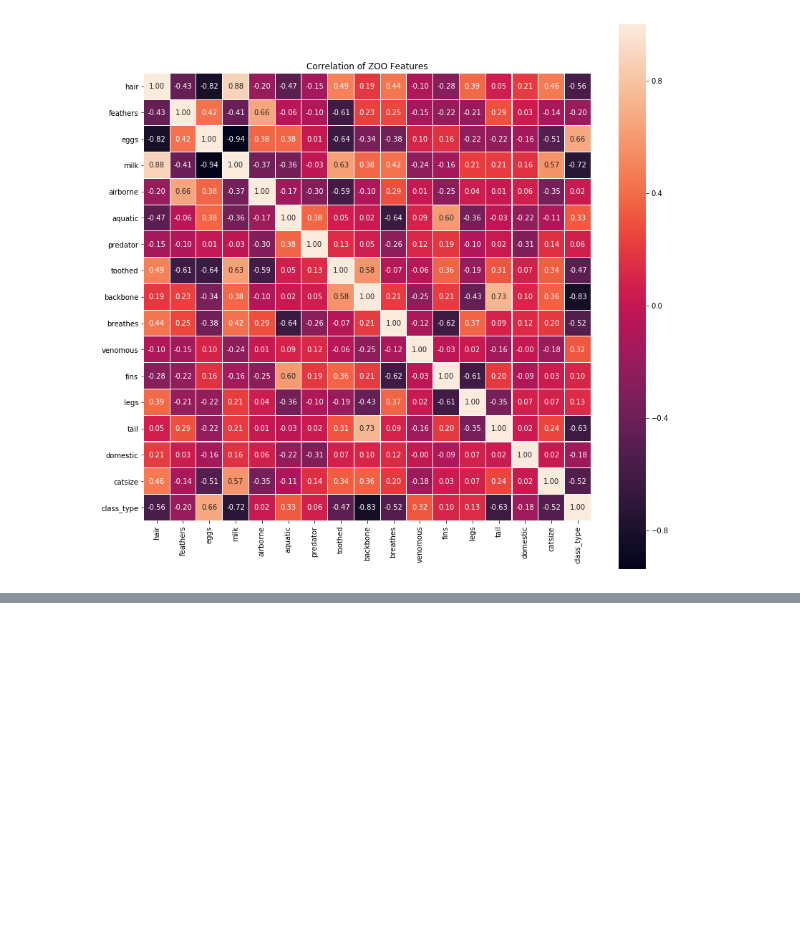
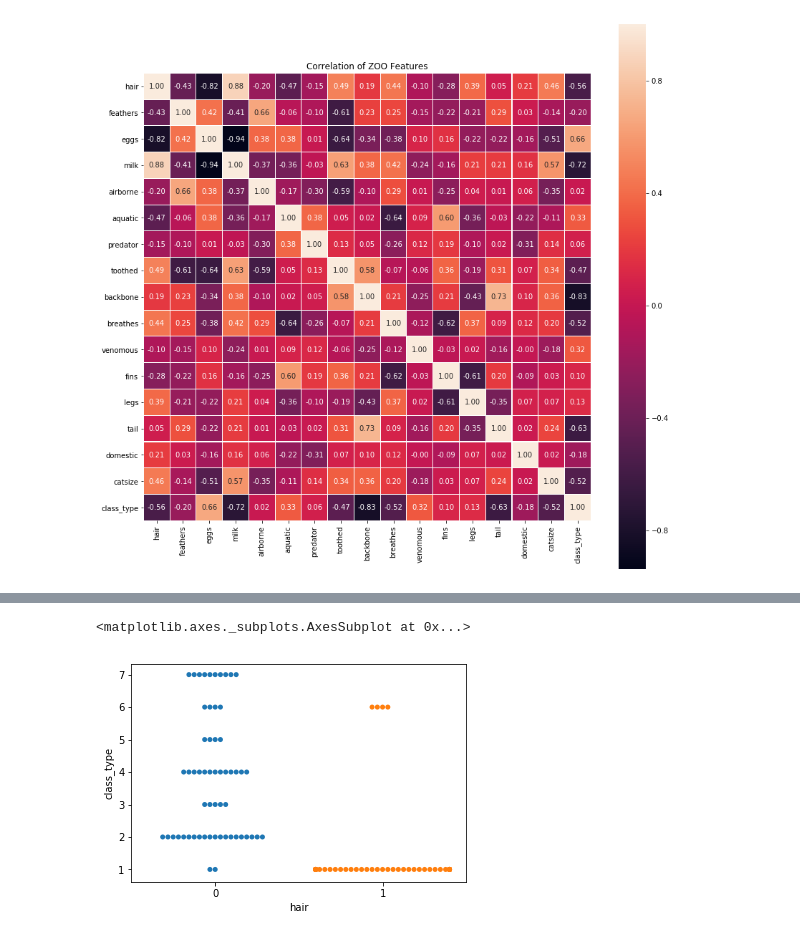
Before and after one commit to waynezhao12/Zoo-Animal-Classification, a Jupyter notebook: Zoo.ipynb, the cells around one changed output, grey strips where cells are left out. Cells and saved outputs as stored; diff of their text form; code cells hidden in the pictures; blank space fills up the shorter version.

```diff
--- a/Zoo.ipynb
+++ b/Zoo.ipynb
@@ -169,0 +100,5 @@ from sklearn.model_selection import train_test_split
+# %%
+sns.swarmplot(new_zoo['hair'], new_zoo['class_type'])
+# %% [output]
+<matplotlib.axes._subplots.AxesSubplot at 0x...>
+[figure, added]
```
Also changed, not shown: parts of 29 cells of this notebook, 9 other files.
